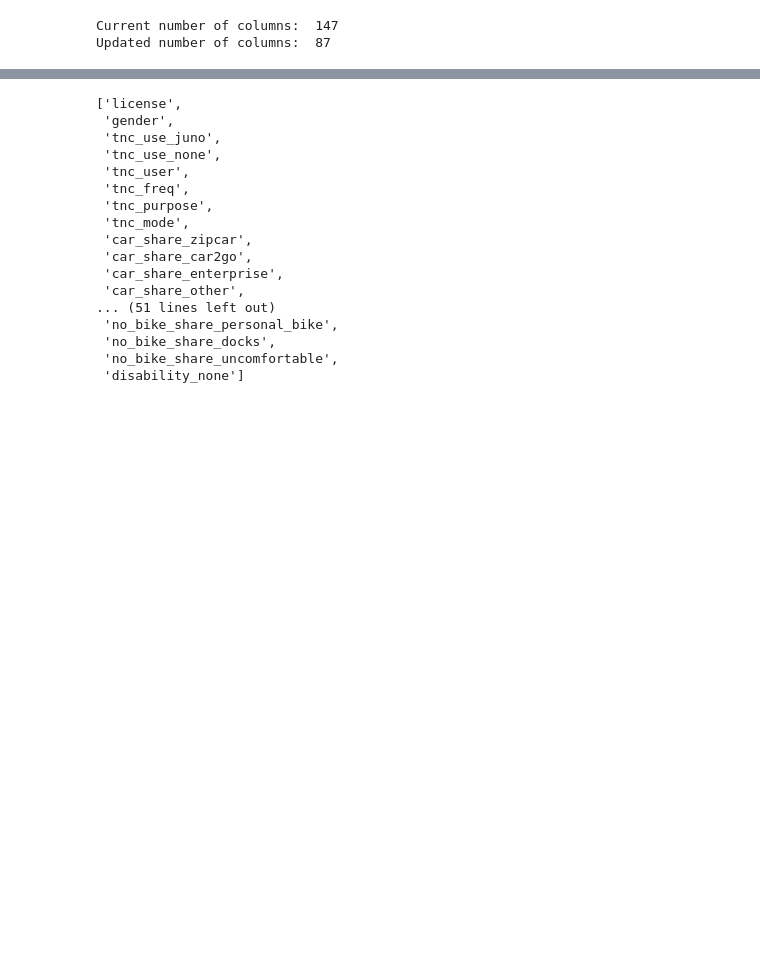
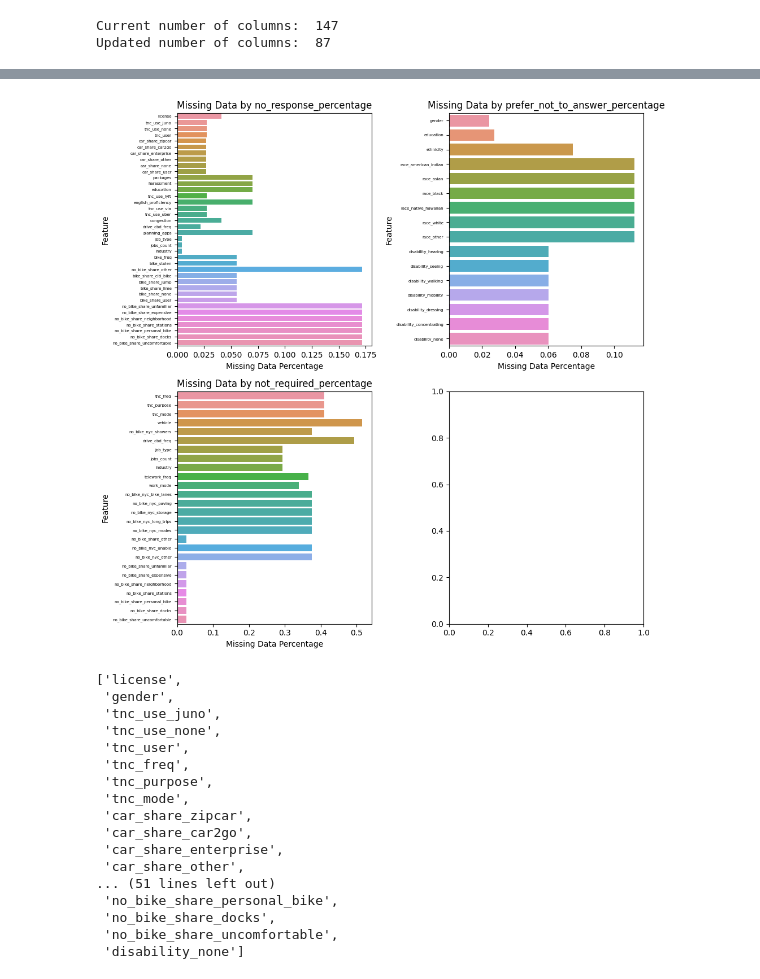
Before and after one commit to mawada-sweis/Clustering-Analysis, a Jupyter notebook: notebooks/cleaning_data.ipynb, the cells around one changed output, grey strips where cells are left out. Drawn from its saved outputs; the diff is of its cells as text; code cells hidden in the pictures; blank space fills up the shorter version.

```diff
--- a/notebooks/cleaning_data.ipynb
+++ b/notebooks/cleaning_data.ipynb
@@ -168,2 +189,6 @@ indirect_missing = GLAD.display_indirect_missing(feature_missing_stats)
+# %%
+GLAD.plot_indirect_missing(indirect_missing)
+# %% [output]
+[figure, added]
 # %%
 # Get the list of columns with less than 60% indirect missing values
```
Also changed, not shown: parts of 4 cells of this notebook.
